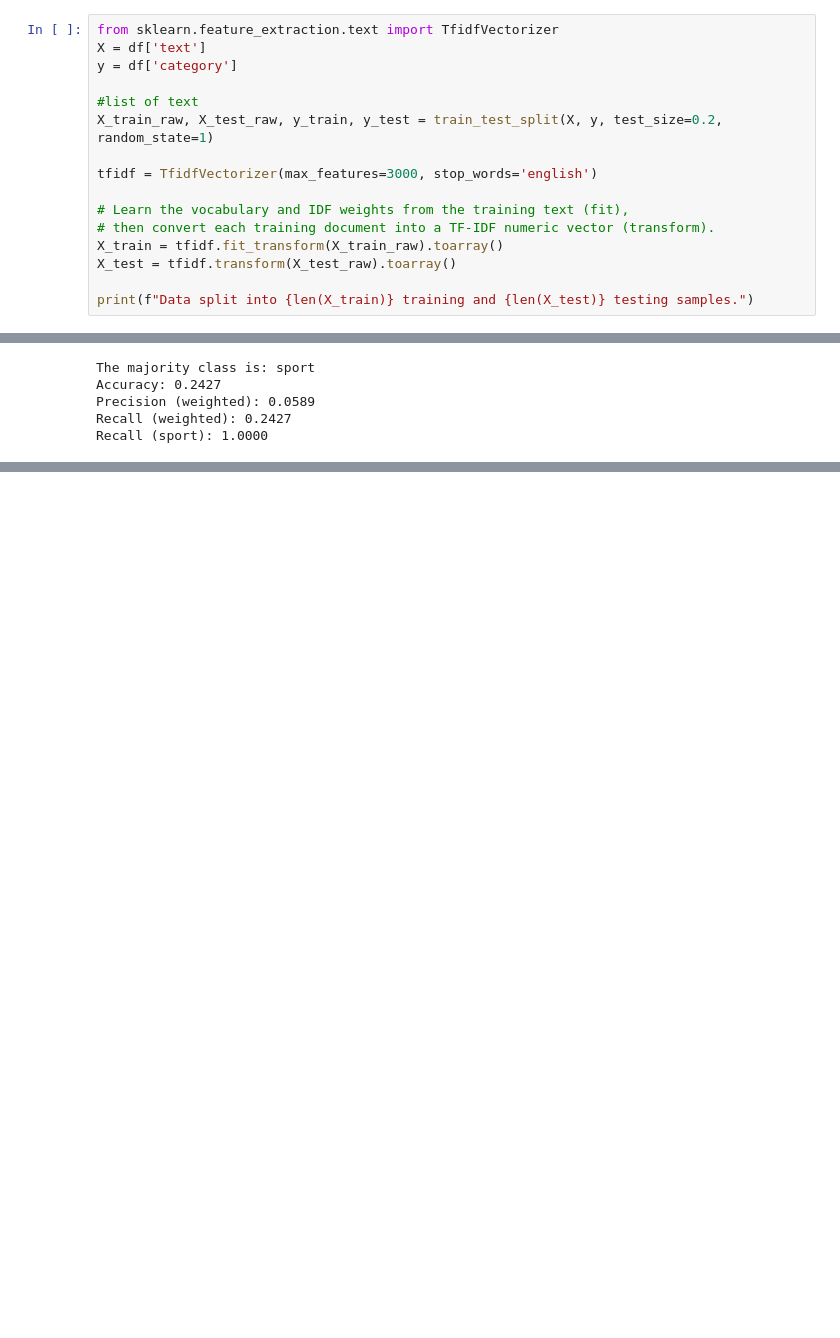
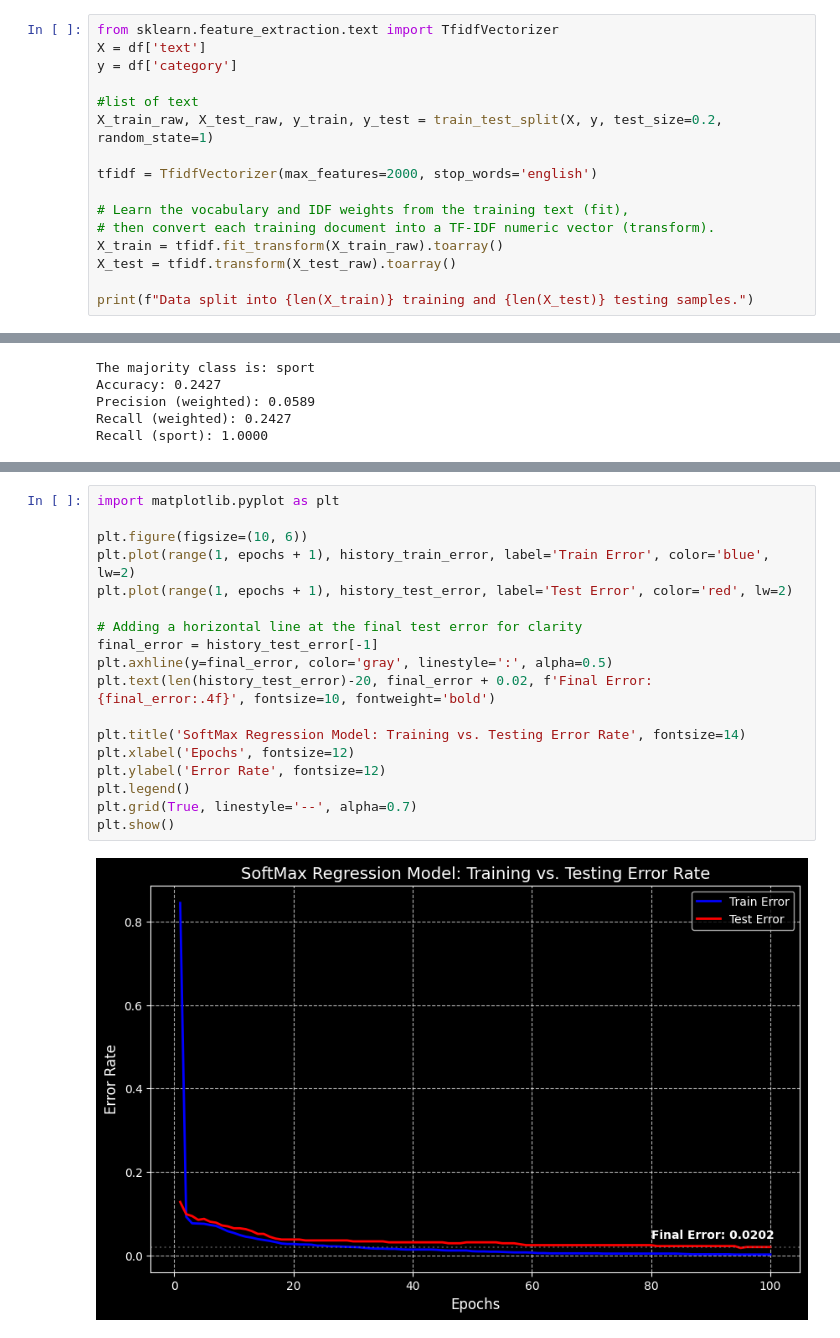
Before and after one commit to noa844/bbc-news-classification, a Jupyter notebook: BBC_News_Classification.ipynb, the cells around one changed output, grey strips where cells are left out. Drawn from its saved outputs; the diff is of its cells as text; blank space fills up the shorter version.

```diff
--- a/BBC_News_Classification.ipynb
+++ b/BBC_News_Classification.ipynb
@@ -22,7 +22,7 @@ y = df['category']
 #list of text
 X_train_raw, X_test_raw, y_train, y_test = train_test_split(X, y, test_size=0.2, random_state=1)
 
-tfidf = TfidfVectorizer(max_features=3000, stop_words='english')
+tfidf = TfidfVectorizer(max_features=2000, stop_words='english')
 
 # Learn the vocabulary and IDF weights from the training text (fit),
 # then convert each training document into a TF-IDF numeric vector (transform).
@@ -105,0 +251,20 @@ Recall (weighted): 0.8831
+# %%
+import matplotlib.pyplot as plt
+
+plt.figure(figsize=(10, 6))
+plt.plot(range(1, epochs + 1), history_train_error, label='Train Error', color='blue', lw=2)
+plt.plot(range(1, epochs + 1), history_test_error, label='Test Error', color='red', lw=2)
+
+# Adding a horizontal line at the final test error for clarity
+final_error = history_test_error[-1]
+plt.axhline(y=final_error, color='gray', linestyle=':', alpha=0.5)
+plt.text(len(history_test_error)-20, final_error + 0.02, f'Final Error: {final_error:.4f}', fontsize=10, fontweight='bold')
+
+plt.title('SoftMax Regression Model: Training vs. Testing Error Rate', fontsize=14)
+plt.xlabel('Epochs', fontsize=12)
+plt.ylabel('Error Rate', fontsize=12)
+plt.legend()
+plt.grid(True, linestyle='--', alpha=0.7)
+plt.show()
+# %% [output]
+[figure, added]
```
Also changed, not shown: parts of 5 cells of this notebook.
